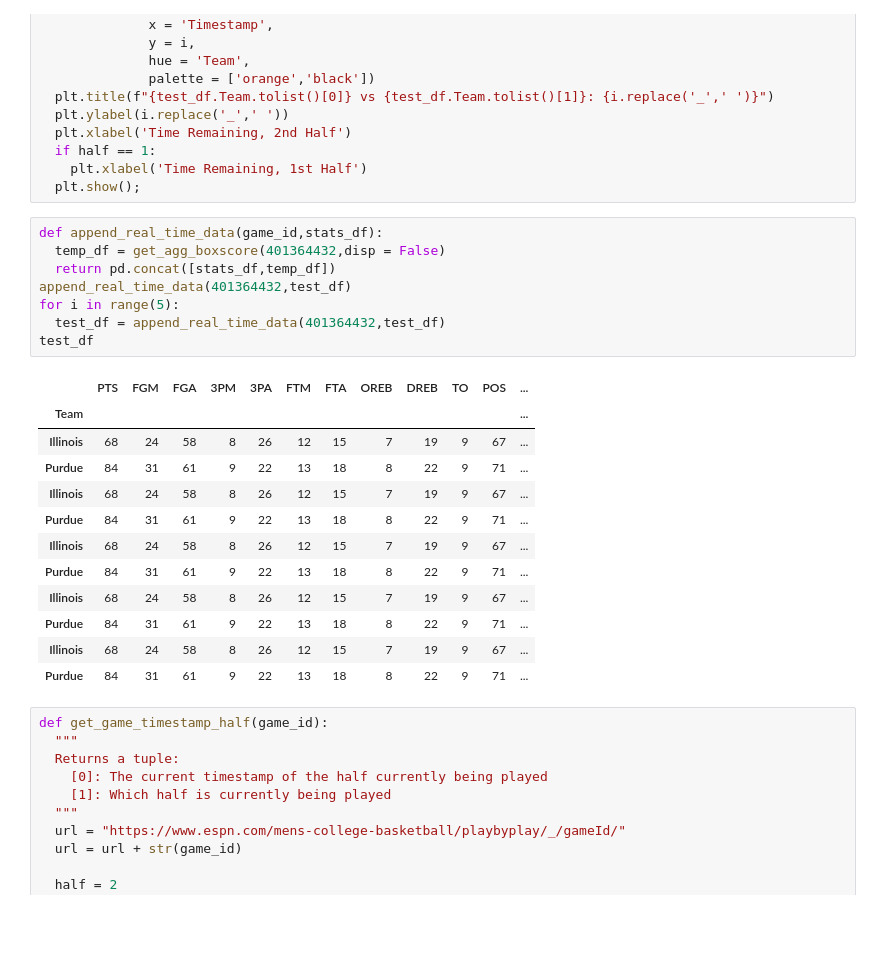
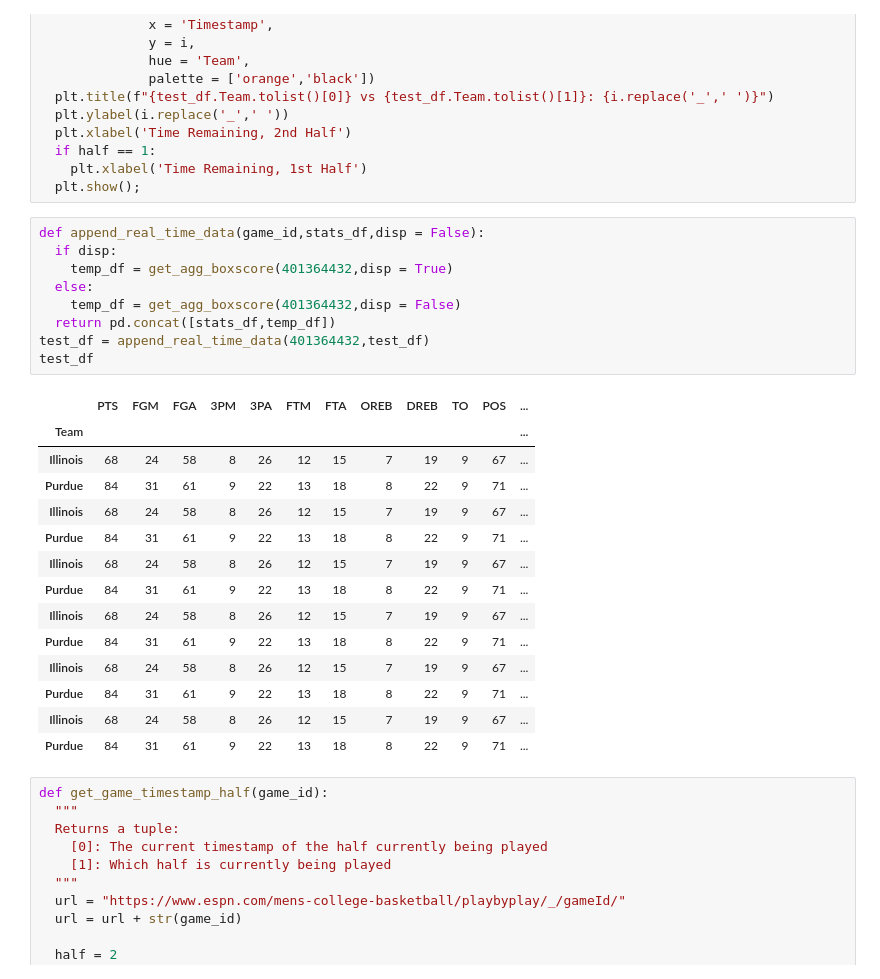
Before and after one commit to fmathews11/College_Basketball_Functions, a Jupyter notebook: Pulling_In_Boxscores.ipynb, the cells around one changed output. Drawn from its saved outputs; the diff is of its cells as text; blank space fills up the shorter version.

```diff
--- a/Pulling_In_Boxscores.ipynb
+++ b/Pulling_In_Boxscores.ipynb
@@ -253,26 +274,29 @@ for i in test_df.columns.tolist()[:16]:
     plt.xlabel('Time Remaining, 1st Half')
   plt.show();
 # %%
-def append_real_time_data(game_id,stats_df):
-  temp_df = get_agg_boxscore(401364432,disp = False)
+def append_real_time_data(game_id,stats_df,disp = False):
+  if disp:
+    temp_df = get_agg_boxscore(401364432,disp = True)
+  else:
+    temp_df = get_agg_boxscore(401364432,disp = False)
   return pd.concat([stats_df,temp_df])
-append_real_time_data(401364432,test_df)
-for i in range(5):
-  test_df = append_real_time_data(401364432,test_df)
+test_df = append_real_time_data(401364432,test_df)
 test_df
 # %% [output]
 |  | PTS | FGM | FGA | 3PM | 3PA | FTM | FTA | OREB | DREB | TO | POS | ... |
 | Team |  |  |  |  |  |  |  |  |  |  |  | ... |
 | Illinois | 68 | 24 | 58 | 8 | 26 | 12 | 15 | 7 | 19 | 9 | 67 | ... |
 | Purdue | 84 | 31 | 61 | 9 | 22 | 13 | 18 | 8 | 22 | 9 | 71 | ... |
 | Illinois | 68 | 24 | 58 | 8 | 26 | 12 | 15 | 7 | 19 | 9 | 67 | ... |
 | Purdue | 84 | 31 | 61 | 9 | 22 | 13 | 18 | 8 | 22 | 9 | 71 | ... |
 | Illinois | 68 | 24 | 58 | 8 | 26 | 12 | 15 | 7 | 19 | 9 | 67 | ... |
 | Purdue | 84 | 31 | 61 | 9 | 22 | 13 | 18 | 8 | 22 | 9 | 71 | ... |
 | Illinois | 68 | 24 | 58 | 8 | 26 | 12 | 15 | 7 | 19 | 9 | 67 | ... |
 | Purdue | 84 | 31 | 61 | 9 | 22 | 13 | 18 | 8 | 22 | 9 | 71 | ... |
 | Illinois | 68 | 24 | 58 | 8 | 26 | 12 | 15 | 7 | 19 | 9 | 67 | ... |
 | Purdue | 84 | 31 | 61 | 9 | 22 | 13 | 18 | 8 | 22 | 9 | 71 | ... |
+| Illinois | 68 | 24 | 58 | 8 | 26 | 12 | 15 | 7 | 19 | 9 | 67 | ... |
+| Purdue | 84 | 31 | 61 | 9 | 22 | 13 | 18 | 8 | 22 | 9 | 71 | ... |
 # %%
 def get_game_timestamp_half(game_id):
   """
```
Also changed, not shown: parts of 3 cells of this notebook.
